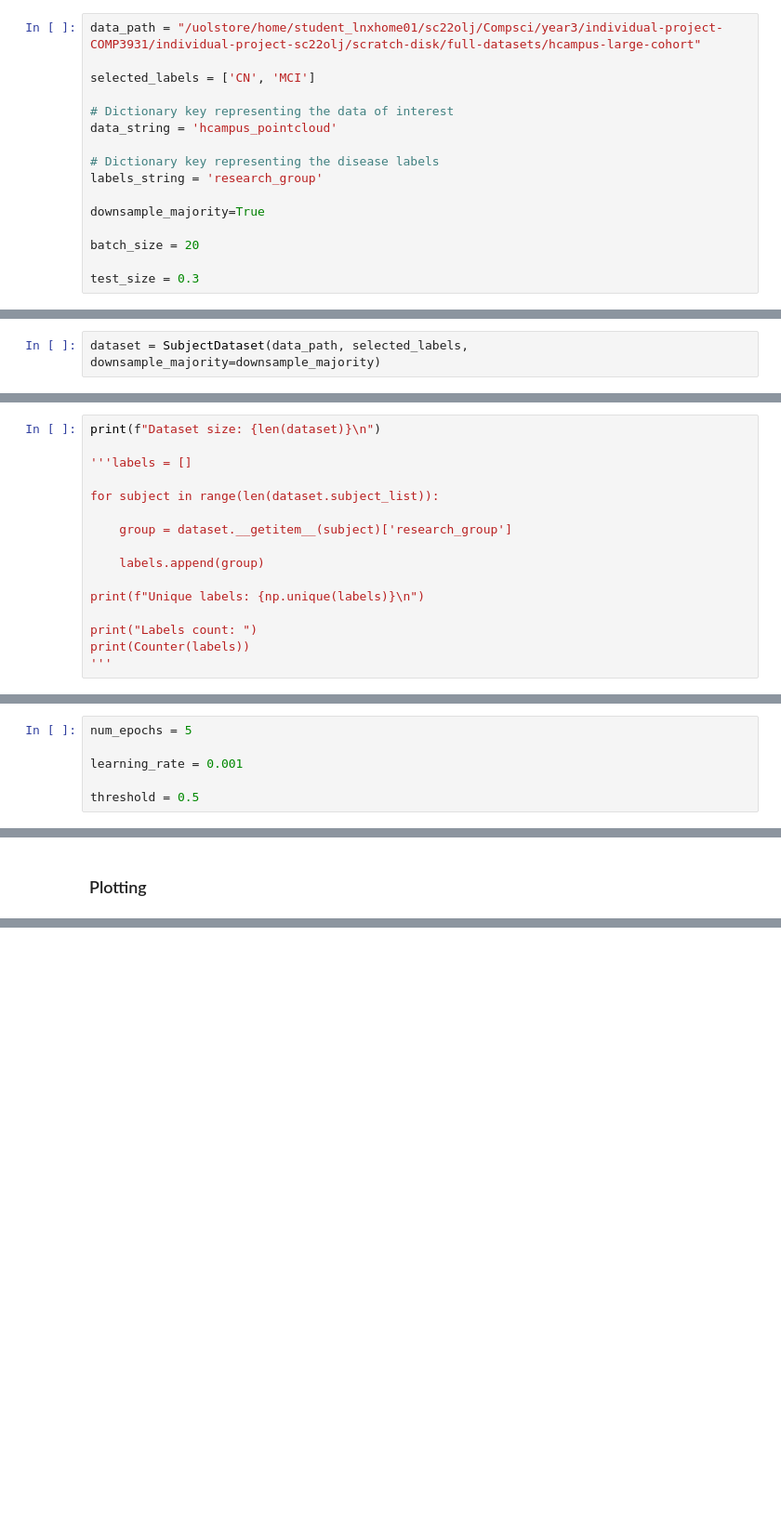
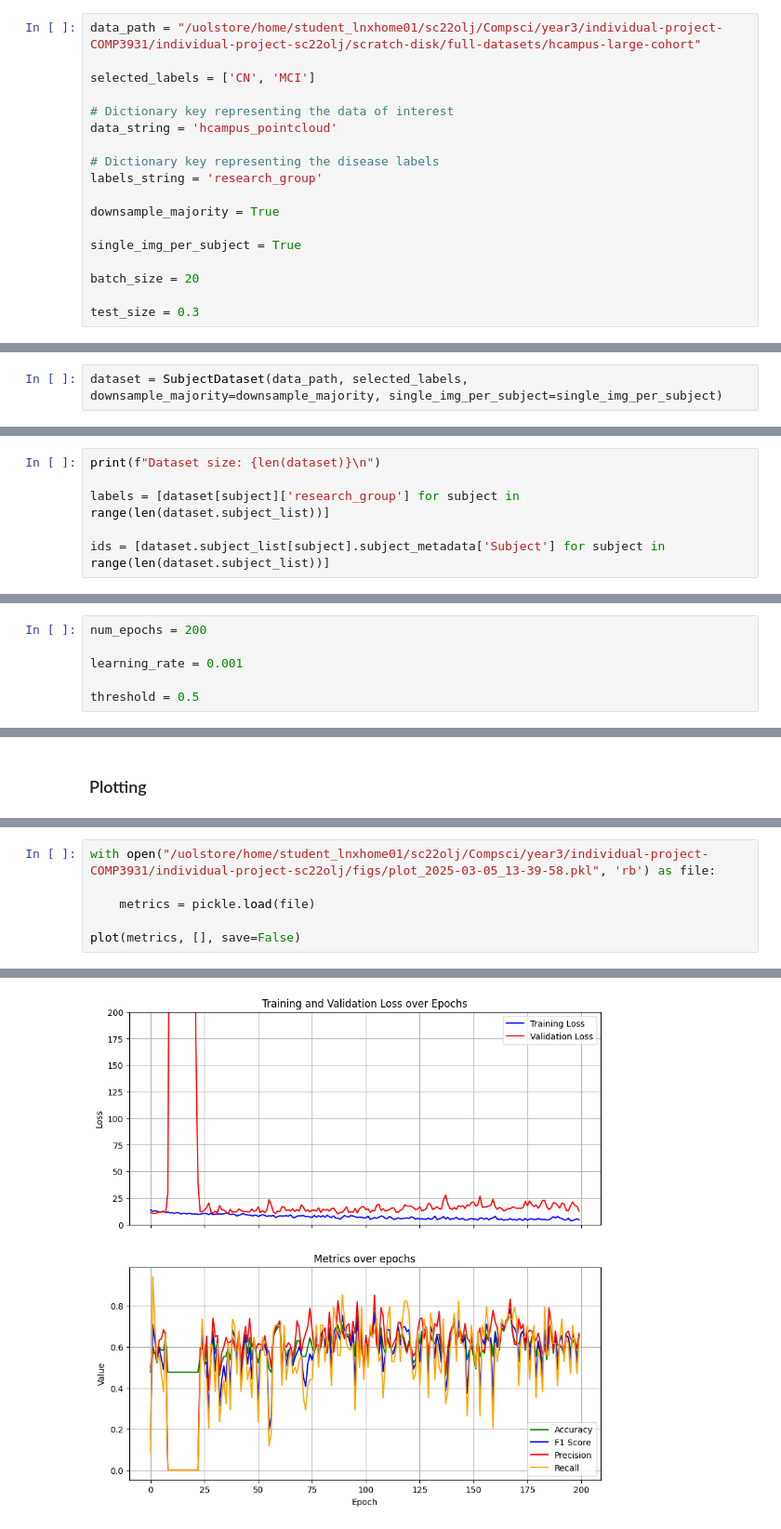
Before and after one commit to oscarlloydjohn/lloyd-john-MIUA-2025, a Jupyter notebook: pointnetpp.ipynb, the cells around one changed output, grey strips where cells are left out. Shown at 93% size. Drawn from its saved outputs; the diff is of its cells as text; blank space fills up the shorter version.

Commit message:
Adjusted Dataset to allow for only one image per subject. Adjusted plotting function to save pickled metrics. About to adjust dataset splitting to split on subject id

```diff
--- a/pointnetpp.ipynb
+++ b/pointnetpp.ipynb
@@ -36,7 +37,9 @@ data_string = 'hcampus_pointcloud'
 # Dictionary key representing the disease labels
 labels_string = 'research_group'
 
-downsample_majority=True
+downsample_majority = True
+
+single_img_per_subject = True
 
 batch_size = 20
 
@@ -44,22 +47,12 @@ test_size = 0.3
 # %% [markdown]
 ### Dataset creation
 # %%
-dataset = SubjectDataset(data_path, selected_labels, downsample_majority=downsample_majority)
+dataset = SubjectDataset(data_path, selected_labels, downsample_majority=downsample_majority, single_img_per_subject=single_img_per_subject)
 # %% [markdown]
 ### Data checks
 # %%
 print(f"Dataset size: {len(dataset)}\n")
 
-'''labels = []
+labels = [dataset[subject]['research_group'] for subject in range(len(dataset.subject_list))]
 
-for subject in range(len(dataset.subject_list)):
-
-    group = dataset.__getitem__(subject)['research_group']
-
-    labels.append(group)
-
-print(f"Unique labels: {np.unique(labels)}\n")
-
-print("Labels count: ")
-print(Counter(labels))
-'''
+ids = [dataset.subject_list[subject].subject_metadata['Subject'] for subject in range(len(dataset.subject_list))]
@@ -99,7 +98,7 @@ w/c 3/03
 # %% [markdown]
 ### Training hyperparameters
 # %%
-num_epochs = 5
+num_epochs = 200
 
 learning_rate = 0.001
 
@@ -334,0 +324,7 @@ plot(training_losses,
+# %%
+with open("/uolstore/home/student_lnxhome01/sc22olj/Compsci/year3/individual-project-COMP3931/individual-project-sc22olj/figs/plot_2025-03-05_13-39-58.pkl", 'rb') as file:
+
+    metrics = pickle.load(file)
+
+plot(metrics, [], save=False)
+# %% [output]
@@ -334,0 +332 @@ plot(training_losses,
+[figure, added]
```
Also changed, not shown: parts of 8 cells of this notebook, 39 other files.
